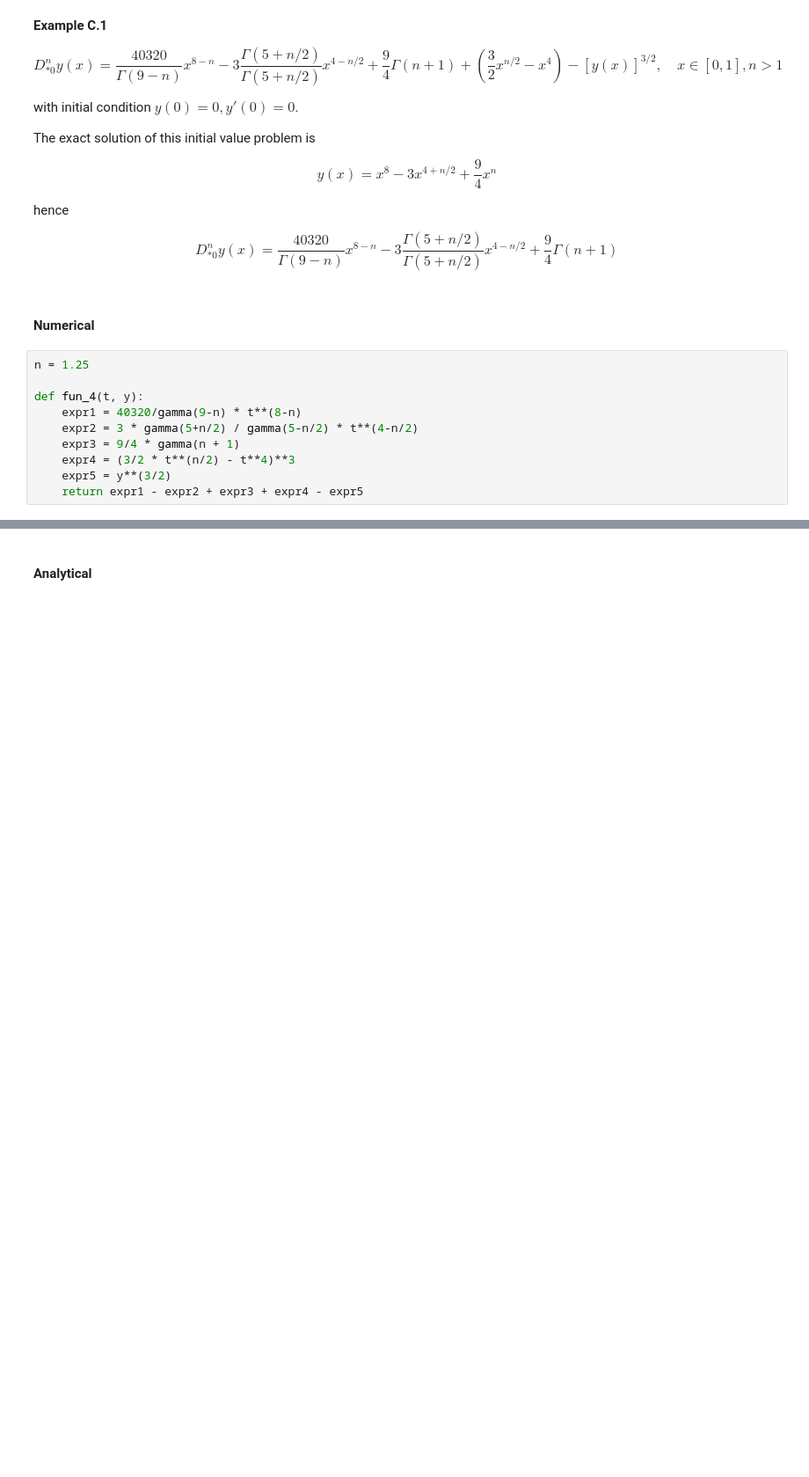
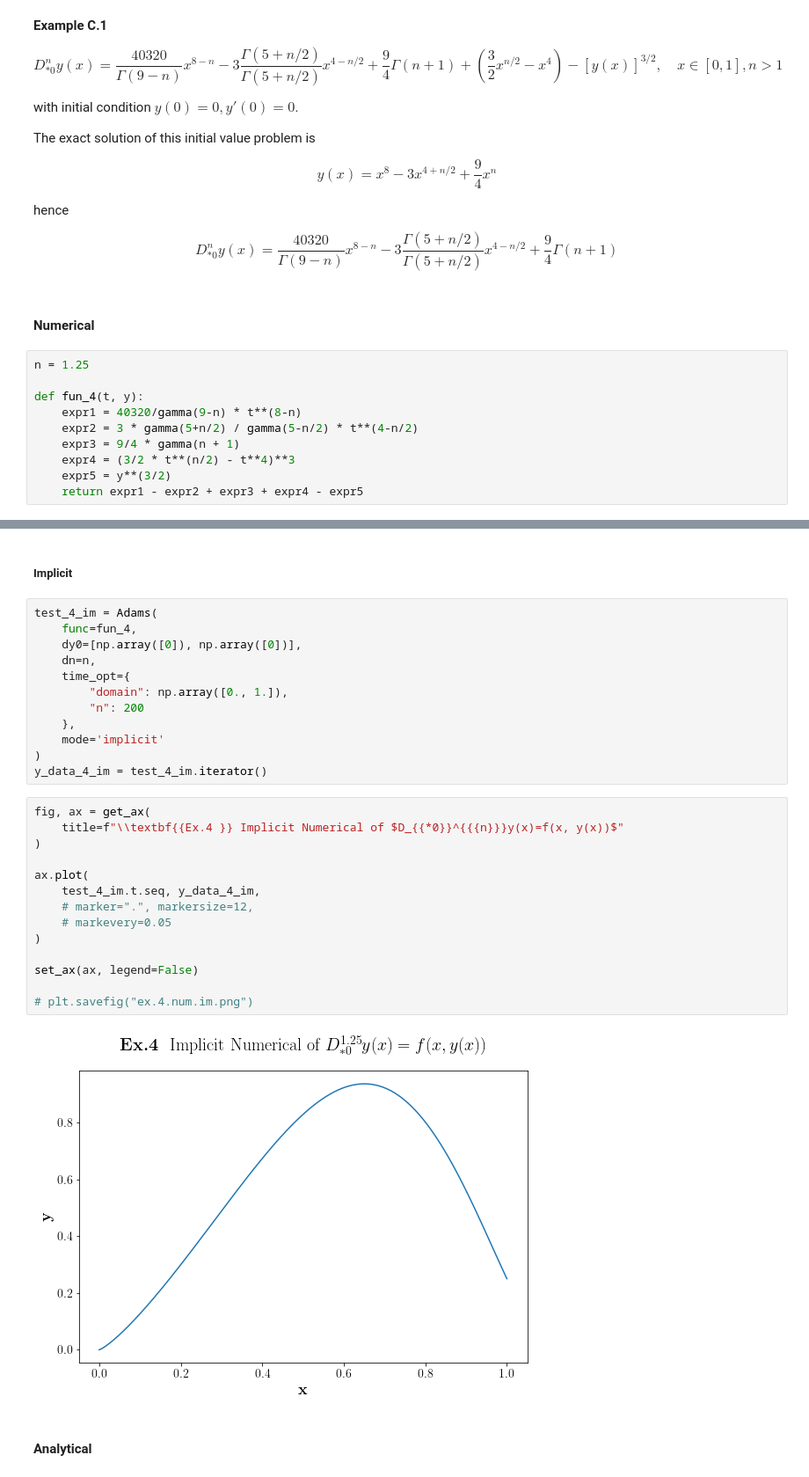
Before and after one commit to EastMagica/FDE, a Jupyter notebook: single_term_equation.ipynb, the cells around one changed output, grey strips where cells are left out. Shown at 88% size. Cells and saved outputs as stored; diff of their text form; blank space fills up the shorter version.

```diff
--- a/single_term_equation.ipynb
+++ b/single_term_equation.ipynb
@@ -485,3 +509,33 @@ set_ax(ax, legend=False)
+# %% [markdown]
+##### Implicit
+# %%
+test_4_im = Adams(
+    func=fun_4,
+    dy0=[np.array([0]), np.array([0])],
+    dn=n,
+    time_opt={
+        "domain": np.array([0., 1.]),
+        "n": 200
+    },
+    mode='implicit'
+)
+y_data_4_im = test_4_im.iterator()
+# %%
+fig, ax = get_ax(
+    title=f"\\textbf{{Ex.4 }} Implicit Numerical of $D_{{*0}}^{{{n}}}y(x)=f(x, y(x))$"
+)
+
+ax.plot(
+    test_4_im.t.seq, y_data_4_im,
+    # marker=".", markersize=12,
+    # markevery=0.05
+)
+
+set_ax(ax, legend=False)
+
+# plt.savefig("ex.4.num.im.png")
+# %% [output]
+[figure, added]
 # %% [markdown]
 #### Analytical
 # %%
```
Also changed, not shown: parts of 35 cells of this notebook, 7 other files.
